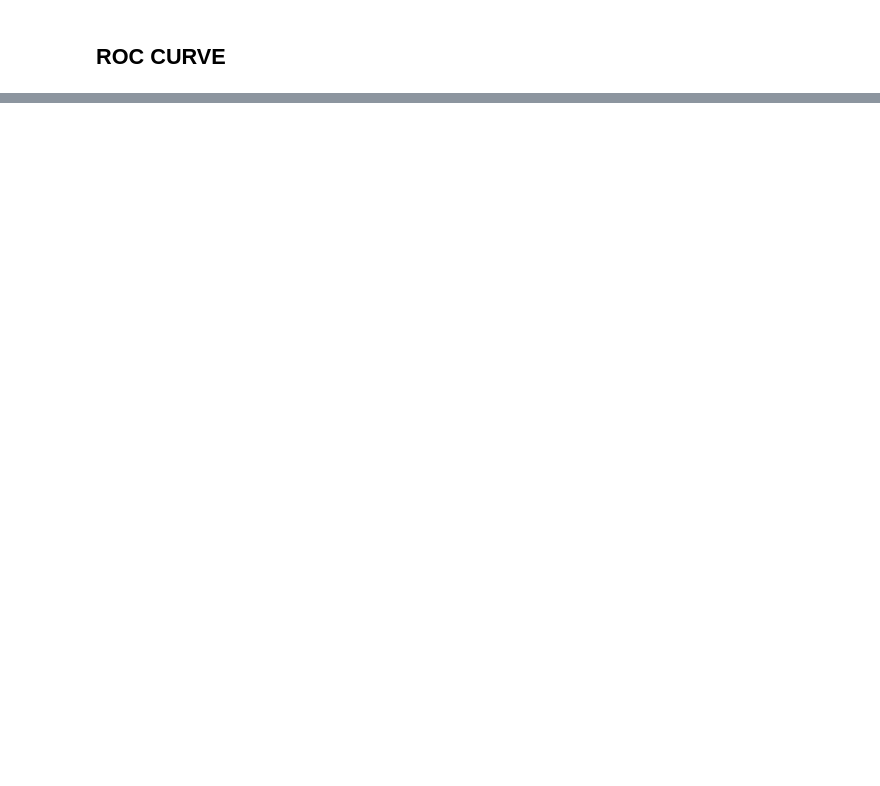
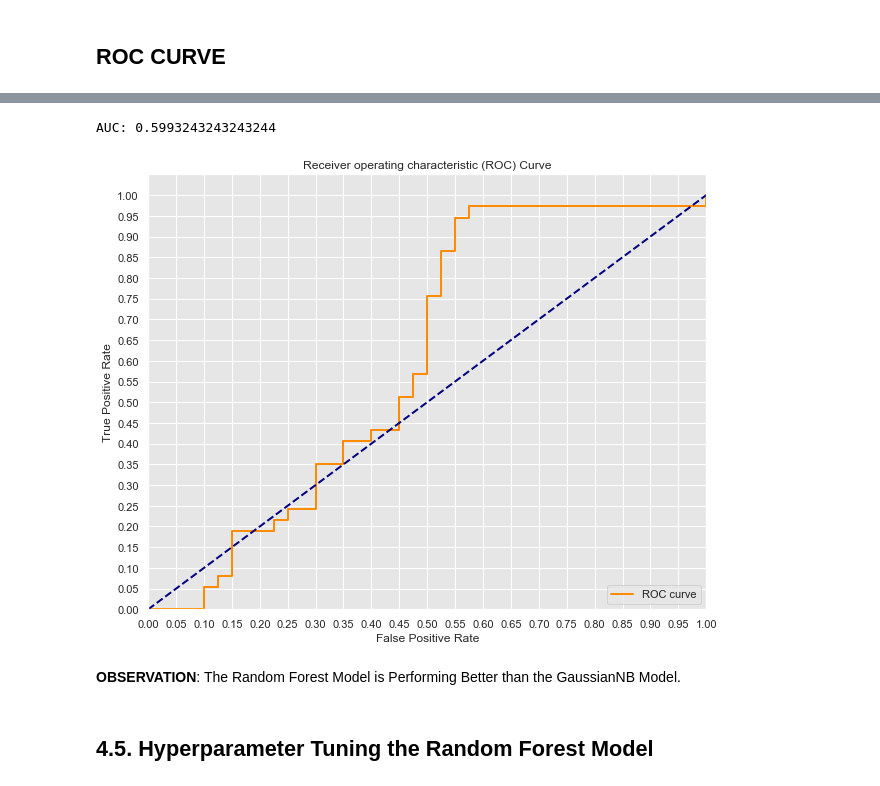
Before and after one commit to AngelMthimunye/Bank_Loan_Qualifier_App, a Jupyter notebook: Bank_Loan.ipynb, the cells around one changed output, grey strips where cells are left out. Drawn from its saved outputs; the diff is of its cells as text; code cells hidden in the pictures; blank space fills up the shorter version.

```diff
--- a/Bank_Loan.ipynb
+++ b/Bank_Loan.ipynb
@@ -669,0 +731,15 @@ sns.heatmap(cm_gn,annot=True,cmap="Blues",fmt="d",cbar=False, annot_kws={"size":
+# %%
+# GaussianNB
+y_proba_gn = gn.predict_proba(X_test)[::,1]
+fpr, tpr, thresholds = roc_curve(y_test, y_proba_gn)
+auc = roc_auc_score(y_test, y_proba_gn)
+print('AUC: {}'.format(auc))
+
+ROC_curve(fpr, tpr)
+# %% [output]
+AUC: 0.5993243243243244
+[figure, added]
+# %% [markdown]
+**OBSERVATION**: The Random Forest Model is Performing Better than the GaussianNB Model.
+# %% [markdown]
+## 4.5. Hyperparameter Tuning the Random Forest Model
```
Also changed, not shown: parts of 32 cells of this notebook.
